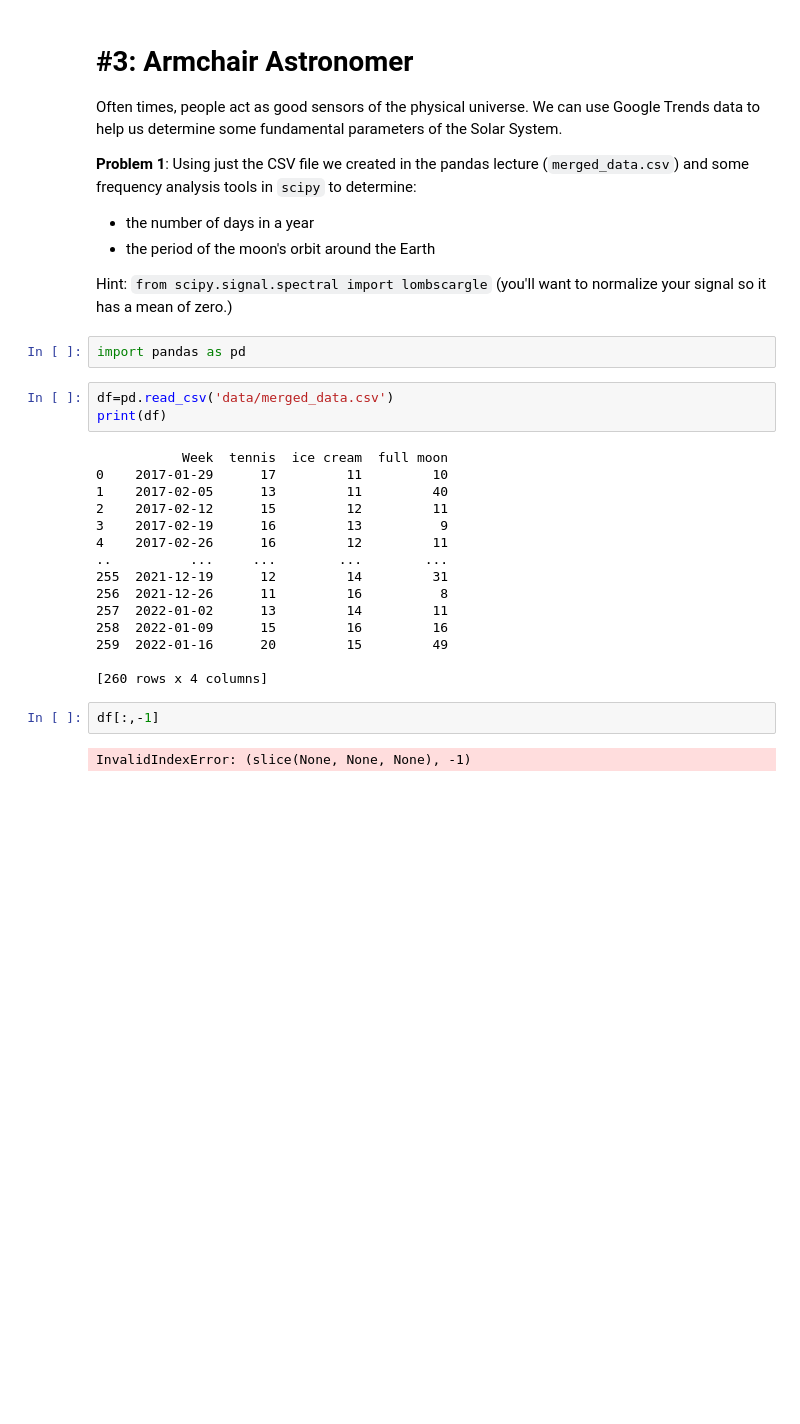
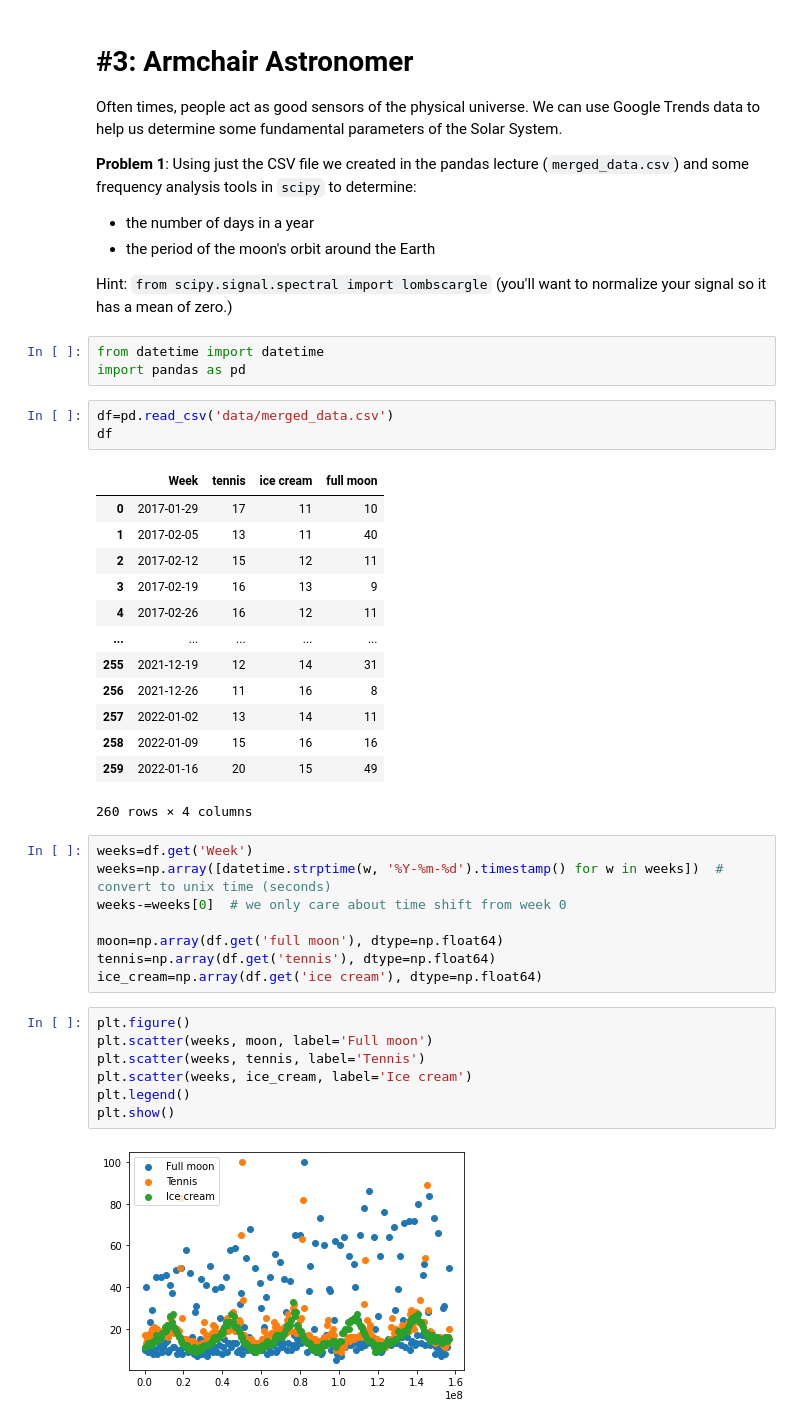
Before and after one commit to christianhbye/python_ay_250_hw, a Jupyter notebook: hw_1/hw_1_assignment.ipynb, the cells around one changed output. Drawn from its saved outputs; the diff is of its cells as text; blank space fills up the shorter version.

Commit message:
make lombscargle plots

```diff
--- a/hw_1/hw_1_assignment.ipynb
+++ b/hw_1/hw_1_assignment.ipynb
@@ -447,26 +447,39 @@ Often times, people act as good sensors of the physical universe. We can use Goo
 
 Hint: `from scipy.signal.spectral import lombscargle` (you'll want to normalize your signal so it has a mean of zero.)
 # %%
+from datetime import datetime
 import pandas as pd
 # %%
 df=pd.read_csv('data/merged_data.csv')
-print(df)
+df
 # %% [output]
+|  | Week | tennis | ice cream | full moon |
+| 0 | 2017-01-29 | 17 | 11 | 10 |
+| 1 | 2017-02-05 | 13 | 11 | 40 |
+| 2 | 2017-02-12 | 15 | 12 | 11 |
+| 3 | 2017-02-19 | 16 | 13 | 9 |
+| 4 | 2017-02-26 | 16 | 12 | 11 |
+| ... | ... | ... | ... | ... |
+| 255 | 2021-12-19 | 12 | 14 | 31 |
+| 256 | 2021-12-26 | 11 | 16 | 8 |
+| 257 | 2022-01-02 | 13 | 14 | 11 |
+| 258 | 2022-01-09 | 15 | 16 | 16 |
+| 259 | 2022-01-16 | 20 | 15 | 49 |
-           Week  tennis  ice cream  full moon
-0    2017-01-29      17         11         10
-1    2017-02-05      13         11         40
-2    2017-02-12      15         12         11
-3    2017-02-19      16         13          9
-4    2017-02-26      16         12         11
-..          ...     ...        ...        ...
-255  2021-12-19      12         14         31
-256  2021-12-26      11         16          8
-257  2022-01-02      13         14         11
-258  2022-01-09      15         16         16
-259  2022-01-16      20         15         49
-
-[260 rows x 4 columns]
+260 rows × 4 columns
-# %%
-df[:,-1]
-# %% [output]
-InvalidIndexError: (slice(None, None, None), -1)
+# %%
+weeks=df.get('Week')
+weeks=np.array([datetime.strptime(w, '%Y-%m-%d').timestamp() for w in weeks])  # convert to unix time (seconds)
+weeks-=weeks[0]  # we only care about time shift from week 0
+
+moon=np.array(df.get('full moon'), dtype=np.float64)
+tennis=np.array(df.get('tennis'), dtype=np.float64)
+ice_cream=np.array(df.get('ice cream'), dtype=np.float64)
+# %%
+plt.figure()
+plt.scatter(weeks, moon, label='Full moon')
+plt.scatter(weeks, tennis, label='Tennis')
+plt.scatter(weeks, ice_cream, label='Ice cream')
+plt.legend()
+plt.show()
+# %% [output]
+[figure, added]
```
Also changed, not shown: parts of 4 cells of this notebook.
